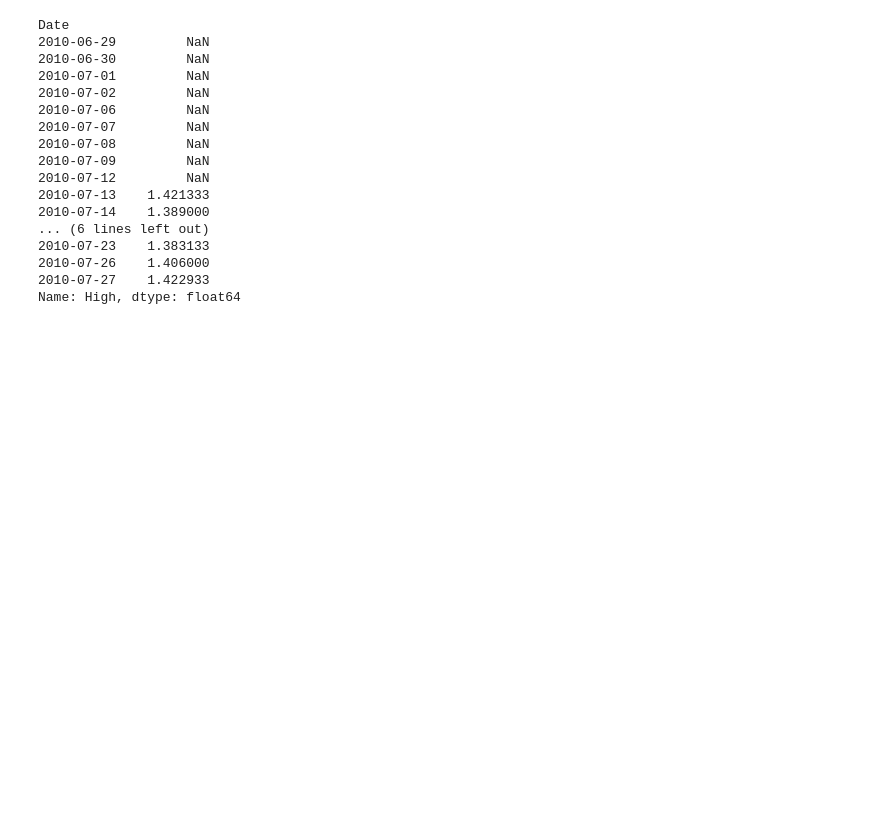
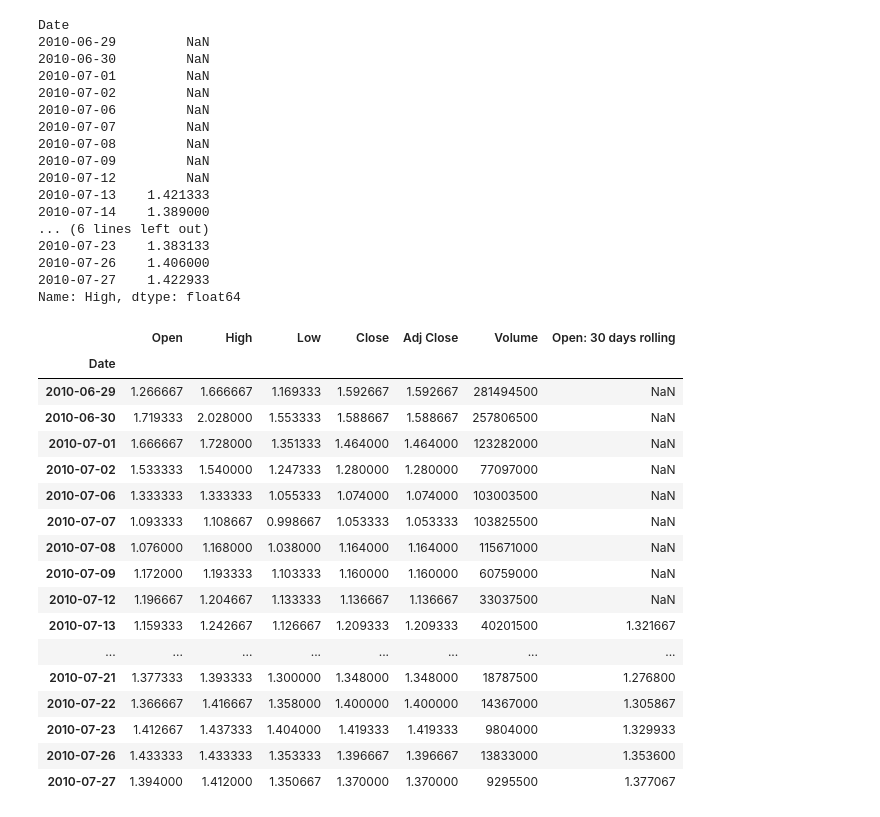
Before and after one commit to chwasiq0569/EDA-on-Time-Series-Data-, a Jupyter notebook: time-series-eda.ipynb, the cells around one changed output. Cells and saved outputs as stored; diff of their text form; code cells hidden in the pictures; blank space fills up the shorter version.

```diff
--- a/time-series-eda.ipynb
+++ b/time-series-eda.ipynb
@@ -269,0 +272,21 @@ Name: High, dtype: float64
+# %%
+df_Tesla.head(20)
+# %% [output]
+|  | Open | High | Low | Close | Adj Close | Volume | Open: 30 days rolling |
+| Date |  |  |  |  |  |  |  |
+| 2010-06-29 | 1.266667 | 1.666667 | 1.169333 | 1.592667 | 1.592667 | 281494500 | NaN |
+| 2010-06-30 | 1.719333 | 2.028000 | 1.553333 | 1.588667 | 1.588667 | 257806500 | NaN |
+| 2010-07-01 | 1.666667 | 1.728000 | 1.351333 | 1.464000 | 1.464000 | 123282000 | NaN |
+| 2010-07-02 | 1.533333 | 1.540000 | 1.247333 | 1.280000 | 1.280000 | 77097000 | NaN |
+| 2010-07-06 | 1.333333 | 1.333333 | 1.055333 | 1.074000 | 1.074000 | 103003500 | NaN |
+| 2010-07-07 | 1.093333 | 1.108667 | 0.998667 | 1.053333 | 1.053333 | 103825500 | NaN |
+| 2010-07-08 | 1.076000 | 1.168000 | 1.038000 | 1.164000 | 1.164000 | 115671000 | NaN |
+| 2010-07-09 | 1.172000 | 1.193333 | 1.103333 | 1.160000 | 1.160000 | 60759000 | NaN |
+| 2010-07-12 | 1.196667 | 1.204667 | 1.133333 | 1.136667 | 1.136667 | 33037500 | NaN |
+| 2010-07-13 | 1.159333 | 1.242667 | 1.126667 | 1.209333 | 1.209333 | 40201500 | 1.321667 |
+| ... | ... | ... | ... | ... | ... | ... | ... |
+| 2010-07-21 | 1.377333 | 1.393333 | 1.300000 | 1.348000 | 1.348000 | 18787500 | 1.276800 |
+| 2010-07-22 | 1.366667 | 1.416667 | 1.358000 | 1.400000 | 1.400000 | 14367000 | 1.305867 |
+| 2010-07-23 | 1.412667 | 1.437333 | 1.404000 | 1.419333 | 1.419333 | 9804000 | 1.329933 |
+| 2010-07-26 | 1.433333 | 1.433333 | 1.353333 | 1.396667 | 1.396667 | 13833000 | 1.353600 |
+| 2010-07-27 | 1.394000 | 1.412000 | 1.350667 | 1.370000 | 1.370000 | 9295500 | 1.377067 |
```
Also changed, not shown: parts of 7 cells of this notebook.
